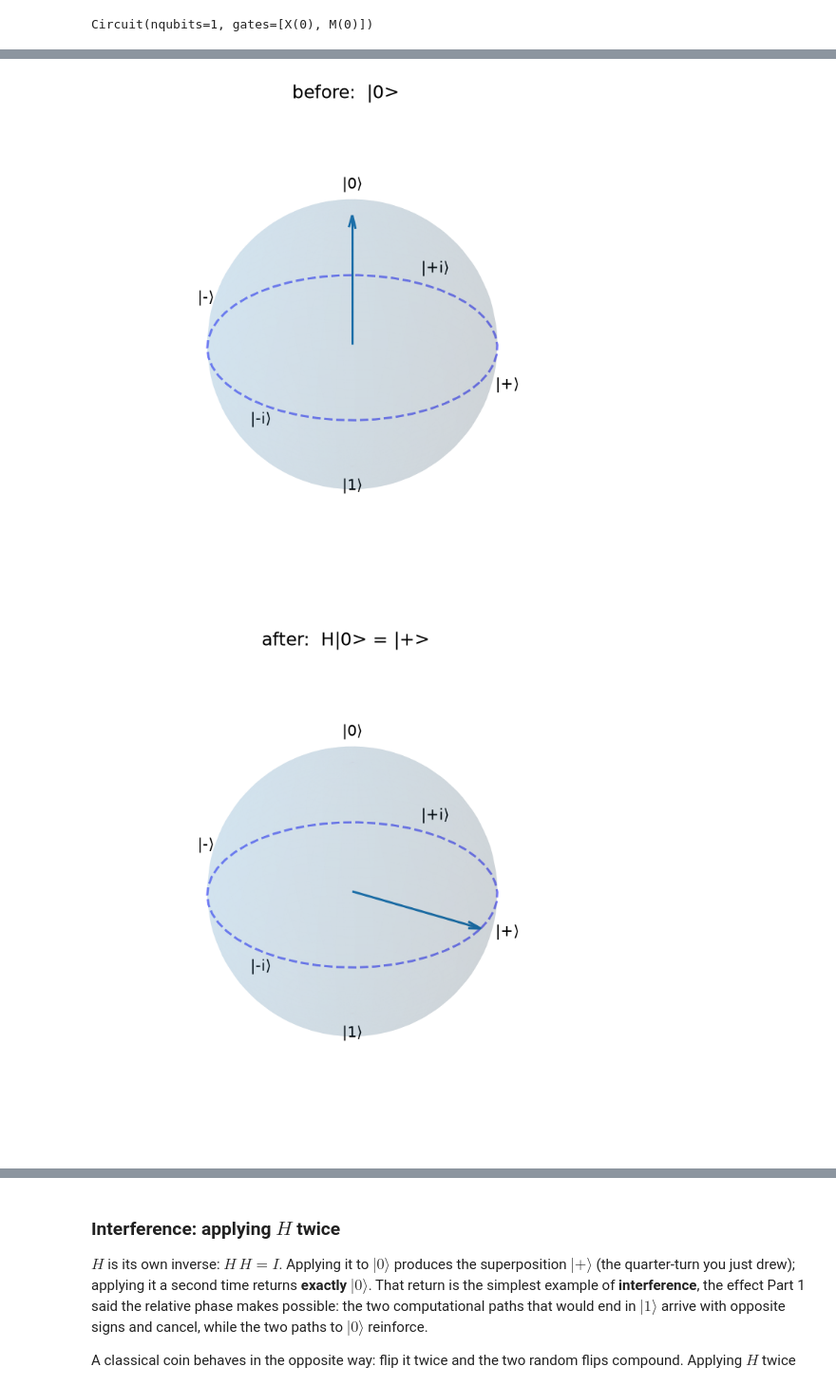
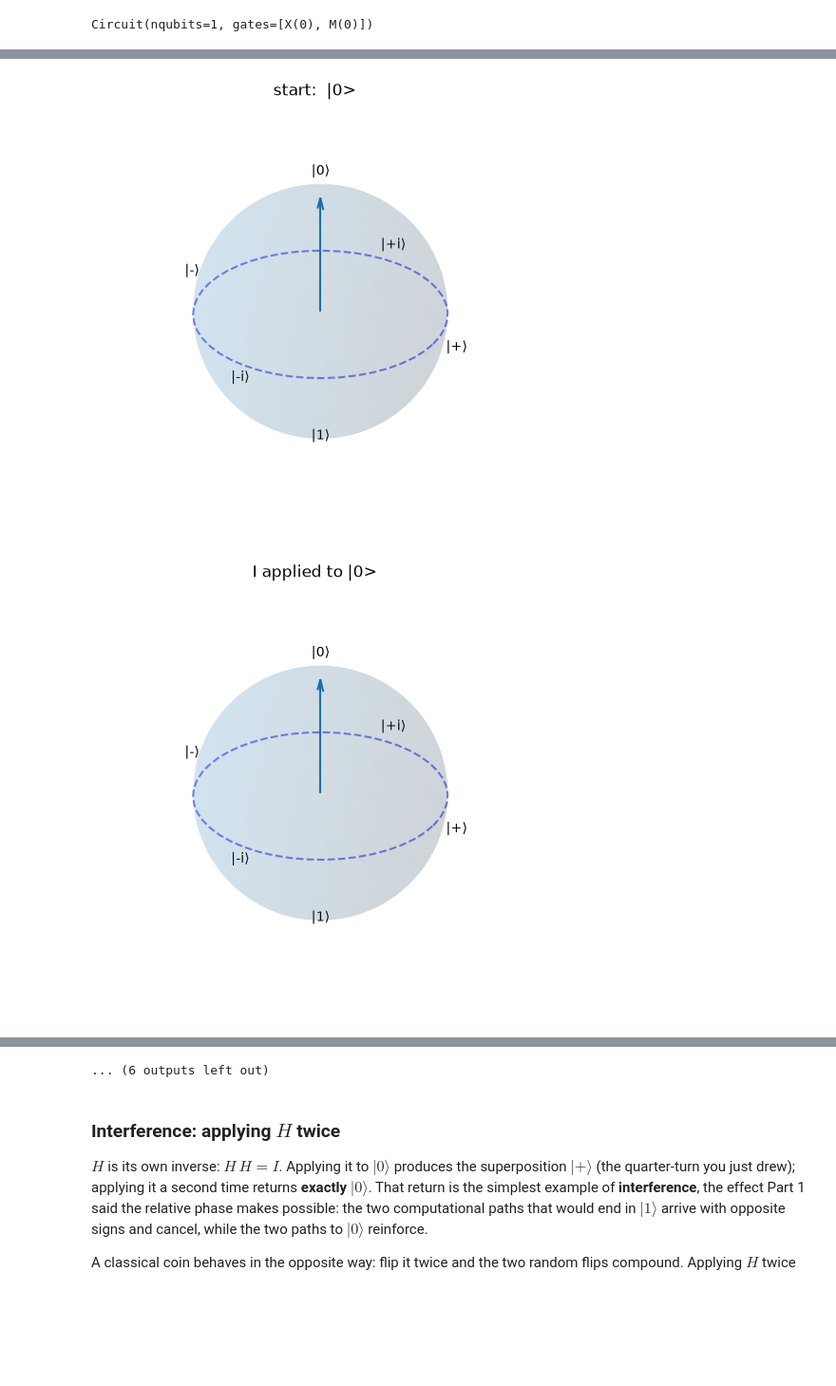
Before and after one commit to qilimanjaro-tech/europython2026-qilisdk-tutorial, a Jupyter notebook: notebooks/solutions/02_circuits.ipynb, the cells around one changed output, grey strips where cells are left out. Shown at 95% size. Saved outputs shown, nothing was run; the diff lists cells and outputs as text; code cells hidden in the pictures; blank space fills up the shorter version.

```diff
--- a/notebooks/solutions/02_circuits.ipynb
+++ b/notebooks/solutions/02_circuits.ipynb
@@ -88,6 +92,9 @@ We said a gate *is* a unitary matrix, and QiliSDK doesn't hide it: every gate ob
 # %%
-# Every gate object carries its own matrix on `.matrix`.
-for name, gate in [("H", H(0)), ("X", X(0)), ("Y", Y(0)),
-                   ("Z", Z(0)), ("S", S(0)), ("T", T(0))]:
-    print(f"{name} =\n{np.round(gate.matrix, 3)}\n")
+theta = np.pi / 2   # a representative angle for the rotation gates
+
+for name, gate in [("I", I(0)), ("X", X(0)), ("Y", Y(0)), ("Z", Z(0)), ("H", H(0)),
+                   ("RX(pi/2)", RX(0, theta=theta)),
+                   ("RY(pi/2)", RY(0, theta=theta)),
+                   ("RZ(pi/2)", RZ(0, phi=theta))]:
+    print(f"{name:8} =\n{np.round(gate.matrix, 3)}\n")
 # %% [output]
@@ -132,10 +141,12 @@ refs = {
     "|->": (ket(0) - ket(1)).normalized(),
 }
 
-for gname, gate in [("X", X(0)), ("Z", Z(0)), ("H", H(0))]:
-    U = QTensor(gate.matrix)                    # wrap the gate's matrix as an operator
+gates = [("I", I(0)), ("X", X(0)), ("Y", Y(0)), ("Z", Z(0)), ("H", H(0)),
+         ("RX", RX(0, theta=np.pi / 2)), ("RY", RY(0, theta=np.pi / 2)), ("RZ", RZ(0, phi=np.pi / 2))]
+
+for gname, gate in gates:
+    U = QTensor(gate.matrix)                     # wrap the gate's matrix as an operator
     print(f"--- {gname} ---")
     for sname, s in refs.items():
-        out = np.round((U @ s).dense().ravel(), 3)
-        print(f"  {gname} {sname:<4} -> {out}")
+        print(f"  {gname:<2} {sname:<4} -> {np.round((U @ s).dense().ravel(), 3)}")
 # %% [output]
@@ -161,11 +181,26 @@ The truth table is exact, but the geometry makes it easier to hold in mind. Ever
 # %%
 from qilisdk.utils.visualization import QTensorStyle
 
-before = ket(0)                                 # start at the north pole
-after = QTensor(H(0).matrix) @ before           # H rotates it down to the equator: |0> -> |+>
+def gallery(title):
+    return QTensorStyle(title=title, dpi=100)
 
-before.draw(style=QTensorStyle(title="before:  |0>"))
-after.draw(style=QTensorStyle(title="after:  H|0> = |+>"))
+gates = [
+    ("I",  I(0)),
+    ("X",  X(0)),
+    ("Y",  Y(0)),
+    ("Z",  Z(0)),
+    ("H",  H(0)),
+    ("RX", RX(0, theta=np.pi / 2)),
+    ("RY", RY(0, theta=np.pi / 2)),
+    ("RZ", RZ(0, phi=np.pi / 2)),
+]
+
+# Apply every gate to |0> first, then every gate to |+>, so you see each gate's effect from both.
+for label, state in [("|0>", ket(0)), ("|+>", QTensor.uniform(1))]:
+    state.draw(style=gallery(f"start:  {label}"))
+    for name, gate in gates:
+        after = QTensor(gate.matrix) @ state
+        after.draw(style=gallery(f"{name} applied to {label}"))
 # %% [output]
-[figure, old version]
+[figure, new version]
-[figure, old version]
+[figure, new version]
@@ -172,3 +217,4 @@ after.draw(style=QTensorStyle(title="after:  H|0> = |+>"))
+... (6 outputs left out)
 # %% [markdown]
 ### Interference: applying $H$ twice
 
```
Also changed, not shown: parts of 14 cells of this notebook, 1 other file.
